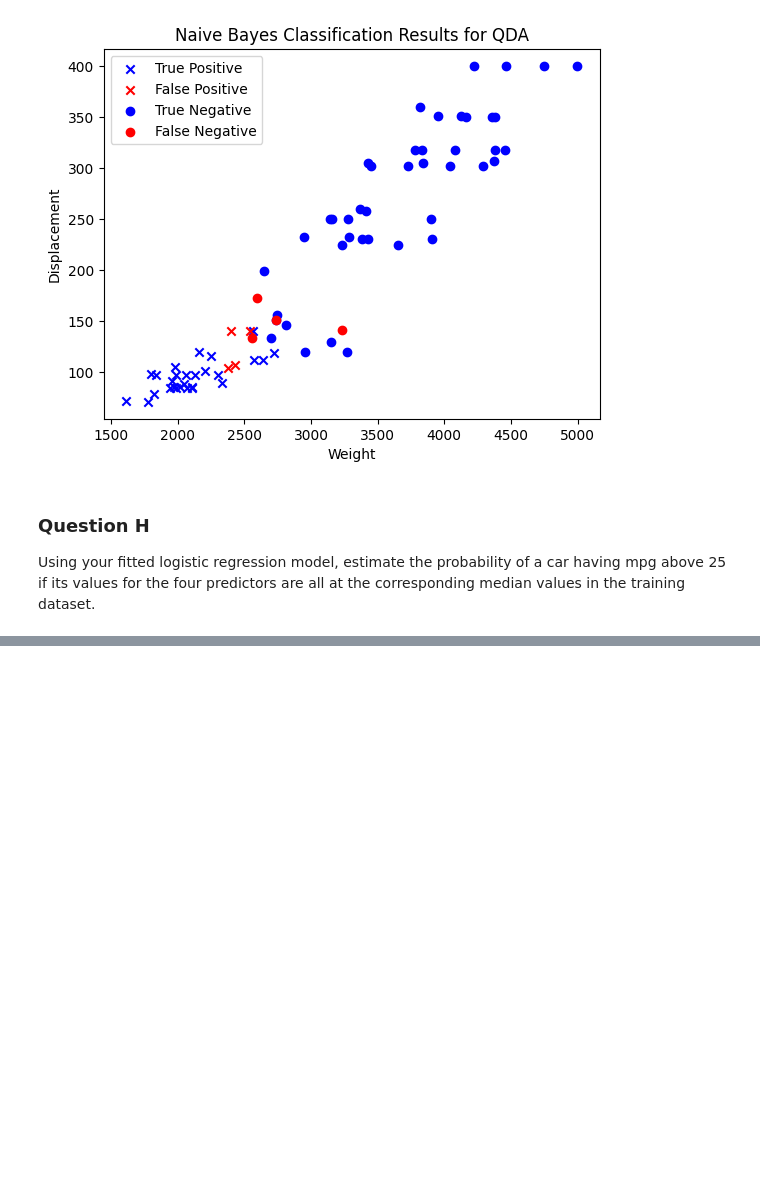
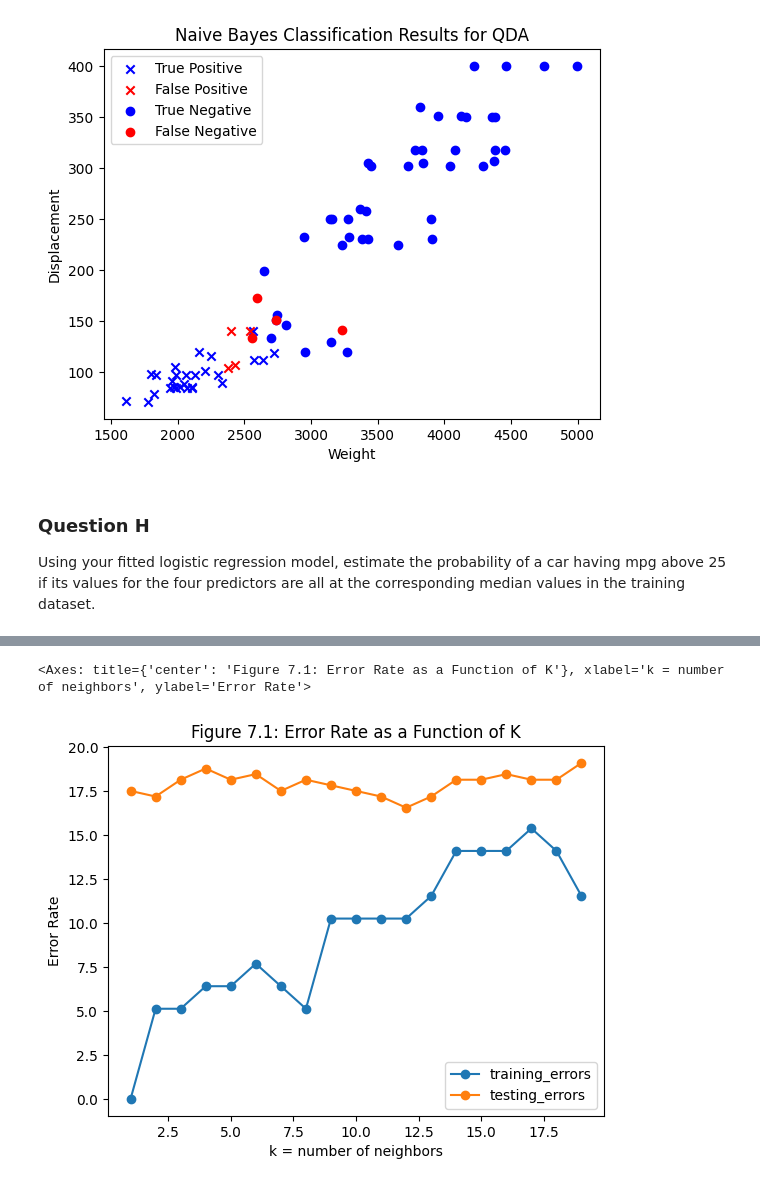
Before and after one commit to kennonstewart/stats_503, a Jupyter notebook: homework_4/homework_4.ipynb, the cells around one changed output, grey strips where cells are left out. Drawn from its saved outputs; the diff is of its cells as text; code cells hidden in the pictures; blank space fills up the shorter version.

```diff
--- a/homework_4/homework_4.ipynb
+++ b/homework_4/homework_4.ipynb
@@ -369,0 +429,13 @@ Using your fitted logistic regression model, estimate the probability of a car h
+# %%
+error_rates = knn_optimization(20)
+# %%
+error_rates.plot(x = "k",
+                 y = ["training_errors", "testing_errors"],
+                 xlabel = "k = number of neighbors",
+                 marker = "o",
+                 ylabel = "Error Rate",
+                 title = "Figure 7.1: Error Rate as a Function of K"
+                )
+# %% [output]
+<Axes: title={'center': 'Figure 7.1: Error Rate as a Function of K'}, xlabel='k = number of neighbors', ylabel='Error Rate'>
+[figure, added]
```
Also changed, not shown: parts of 10 cells of this notebook.
